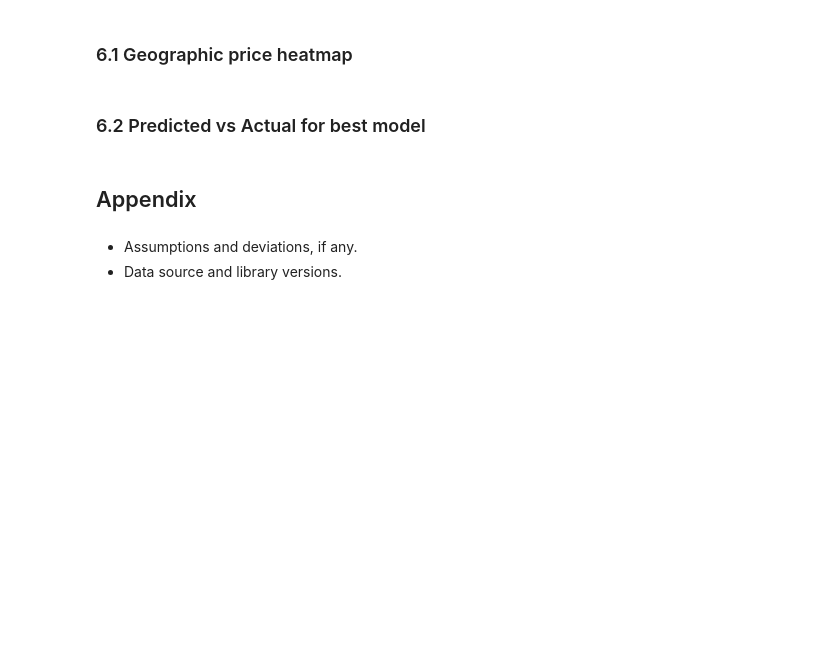
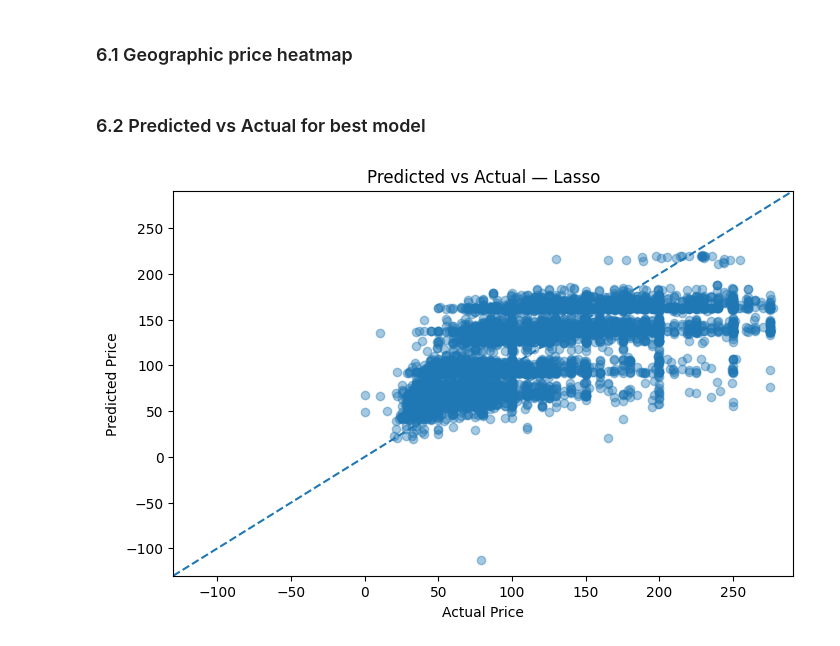
Before and after one commit to jayptz/Leetcode, a Jupyter notebook: ML/ML_A1.ipynb, the cells around one changed output. Cells and saved outputs as stored; diff of their text form; code cells hidden in the pictures; blank space fills up the shorter version.

```diff
--- a/ML/ML_A1.ipynb
+++ b/ML/ML_A1.ipynb
@@ -62,22 +86,15 @@ display(desc)
 ### 1.2 Handle missing values
 # %%
 
-# Drop rows where reviews_per_month is missing
 if 'reviews_per_month' in df.columns:
     before = len(df)
     df = df.dropna(subset=['reviews_per_month'])
-    say(f"Dropped {before - len(df)} rows with missing reviews_per_month.")
-else:
-    say("No 'reviews_per_month' column found; skipping drop.")
 
-# Replace missing dates in last_review with 'Unknown'
+
 if 'last_review' in df.columns:
     df['last_review'] = df['last_review'].astype('string').fillna('Unknown')
-    say("Filled missing 'last_review' with 'Unknown' and coerced to string.")
-else:
-    say("No 'last_review' column found; skipping fill.")
 
-# Median for numerics / Mode for categoricals
+
 numeric_cols = df.select_dtypes(include=[np.number]).columns.tolist()
 categorical_cols = df.select_dtypes(exclude=[np.number]).columns.tolist()
 
@@ -94,8 +111,6 @@ for c in categorical_cols:
         fill_val = mode.iloc[0] if len(mode) else "Unknown"
         df[c] = df[c].fillna(fill_val)
         cat_filled += 1
-
-say(f"Imputed {num_filled} numeric and {cat_filled} categorical columns.")
 # %% [markdown]
 ### 1.3 Detect & remove price outliers with IQR
 # %%
@@ -314,25 +387,19 @@ else:
 ### 6.2 Predicted vs Actual for best model
 # %%
 
-# Pick best regularized model by RMSE (from results_df)
 best_name = results_df.iloc[0]['model']
-say(f"Best model from Section 4: {best_name}")
 
 best_estimator = {'Lasso': gs_lasso, 'Ridge': gs_ridge, 'ElasticNet': gs_enet}[best_name]
 best_estimator.fit(X_train, y_train)
 preds = best_estimator.predict(X_test)
 
 plt.scatter(y_test, preds, alpha=0.4)
 plt.xlabel('Actual Price')
 plt.ylabel('Predicted Price')
 plt.title(f'Predicted vs Actual — {best_name}')
 lims = [min(plt.xlim()[0], plt.ylim()[0]), max(plt.xlim()[1], plt.ylim()[1])]
 plt.plot(lims, lims, '--')
 plt.xlim(lims); plt.ylim(lims)
 plt.show()
+# %% [output]
+[figure, added]
-# %% [markdown]
-## Appendix
-# %% [markdown]
-
-- Assumptions and deviations, if any.
-- Data source and library versions.
```
Also changed, not shown: parts of 20 cells of this notebook, 5 other files.
